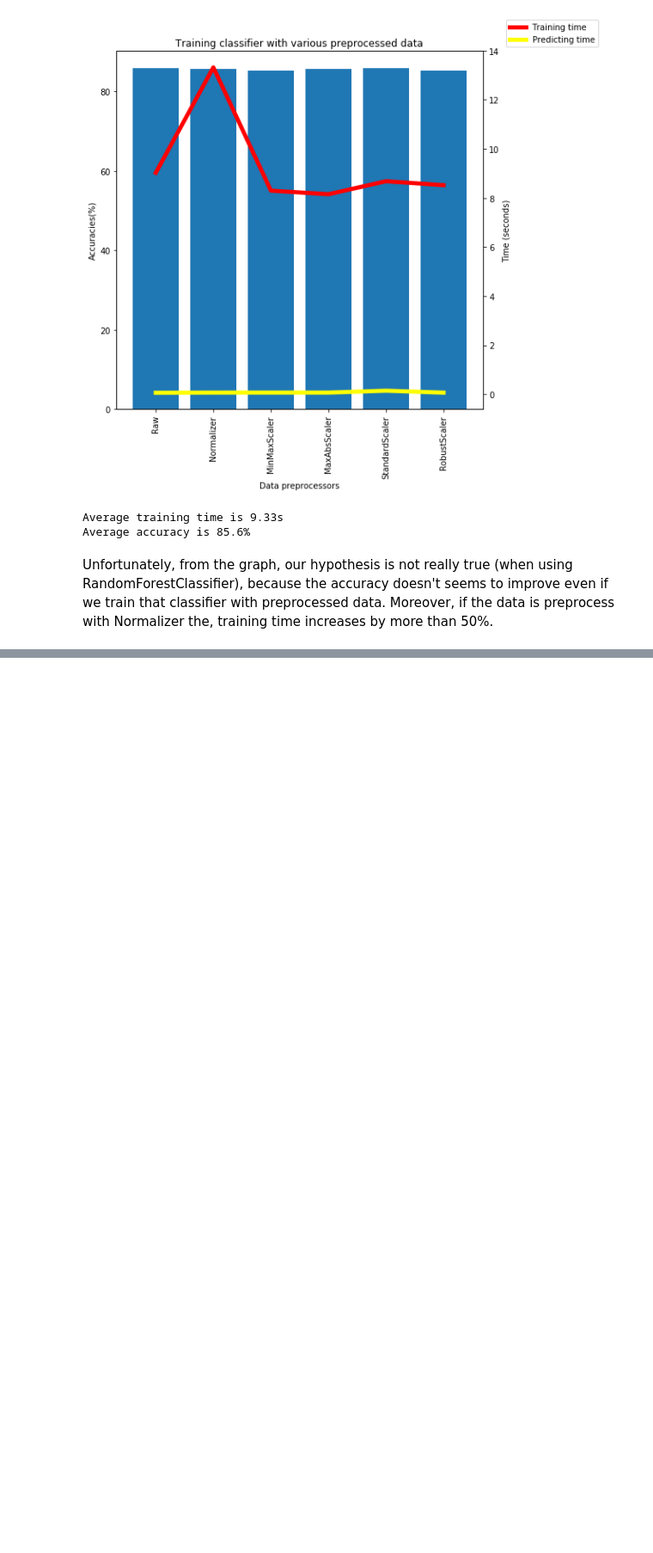
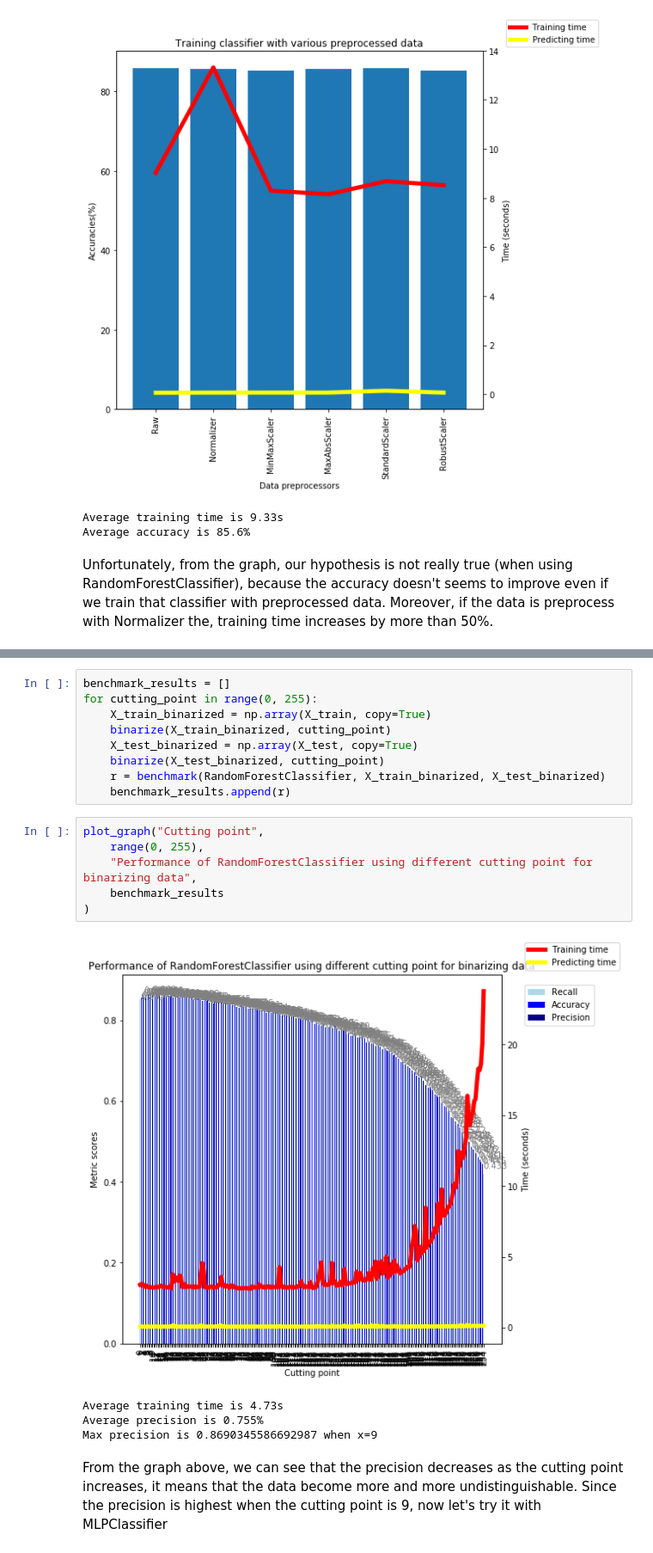
Before and after one commit to wongjiahau/fashion-mnist, a Jupyter notebook: main.ipynb, the cells around one changed output, grey strips where cells are left out. Shown at 86% size. Drawn from its saved outputs; the diff is of its cells as text; blank space fills up the shorter version.

```diff
--- a/main.ipynb
+++ b/main.ipynb
@@ -598,0 +580,23 @@ print(accuracy)
+# %%
+benchmark_results = []
+for cutting_point in range(0, 255):
+    X_train_binarized = np.array(X_train, copy=True)
+    binarize(X_train_binarized, cutting_point)
+    X_test_binarized = np.array(X_test, copy=True)
+    binarize(X_test_binarized, cutting_point)
+    r = benchmark(RandomForestClassifier, X_train_binarized, X_test_binarized)
+    benchmark_results.append(r)
+# %%
+plot_graph("Cutting point",
+    range(0, 255),
+    "Performance of RandomForestClassifier using different cutting point for binarizing data",
+    benchmark_results
+)
+# %% [output]
+[figure, added]
+Average training time is 4.73s
+Average precision is 0.755%
+Max precision is 0.8690345586692987 when x=9
+# %% [markdown]
+From the graph above, we can see that the precision decreases as the cutting point increases, it means that the data become more and more undistinguishable.
+Since the precision is highest when the cutting point is 9, now let's try it with MLPClassifier
```
Also changed, not shown: parts of 20 cells of this notebook.
